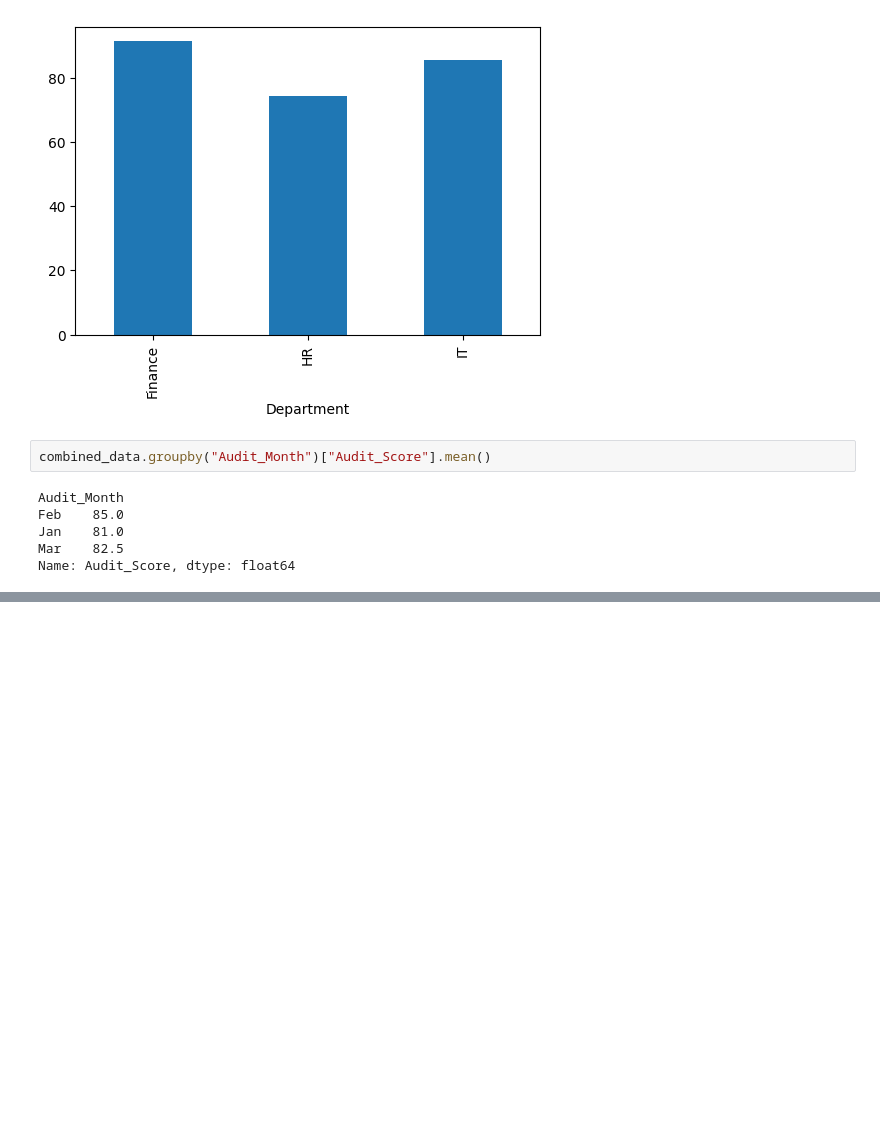
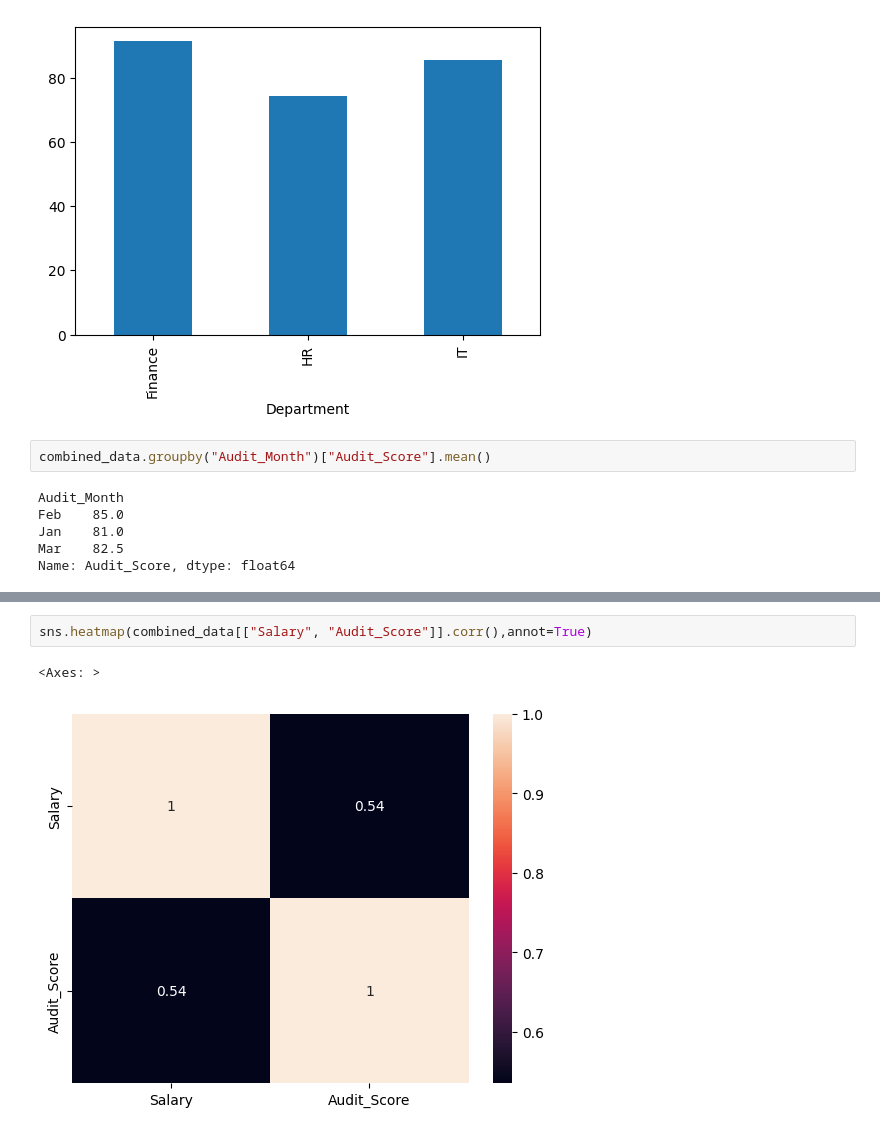
Before and after one commit to nikhilniksss/Python-Programming, a Jupyter notebook: assessment_script.ipynb, the cells around one changed output, grey strips where cells are left out. Saved outputs shown, nothing was run; the diff lists cells and outputs as text; blank space fills up the shorter version.

```diff
--- a/assessment_script.ipynb
+++ b/assessment_script.ipynb
@@ -143,0 +215,5 @@ Name: Audit_Score, dtype: float64
+# %%
+sns.heatmap(combined_data[["Salary", "Audit_Score"]].corr(),annot=True)
+# %% [output]
+<Axes: >
+[figure, added]
```
Also changed, not shown: parts of 5 cells of this notebook.
